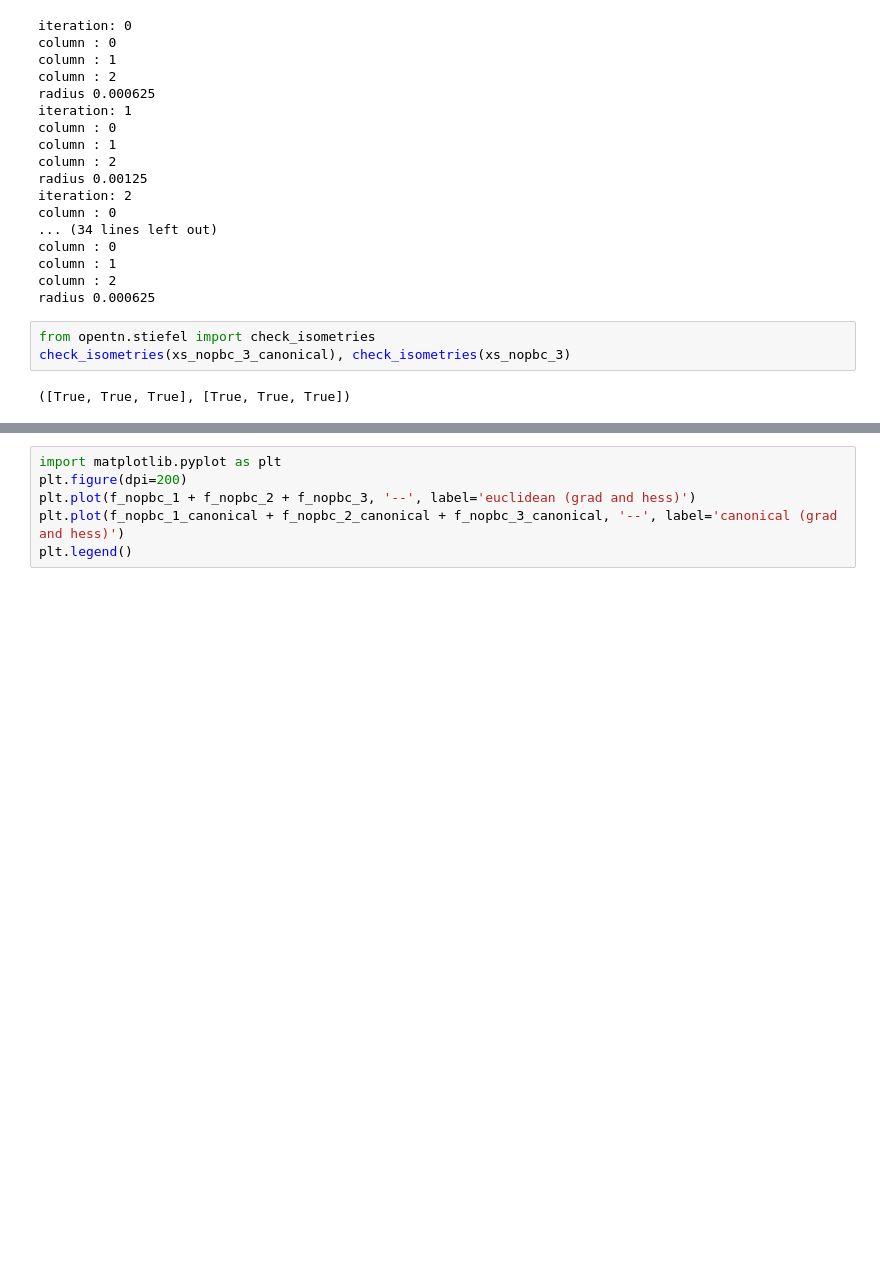
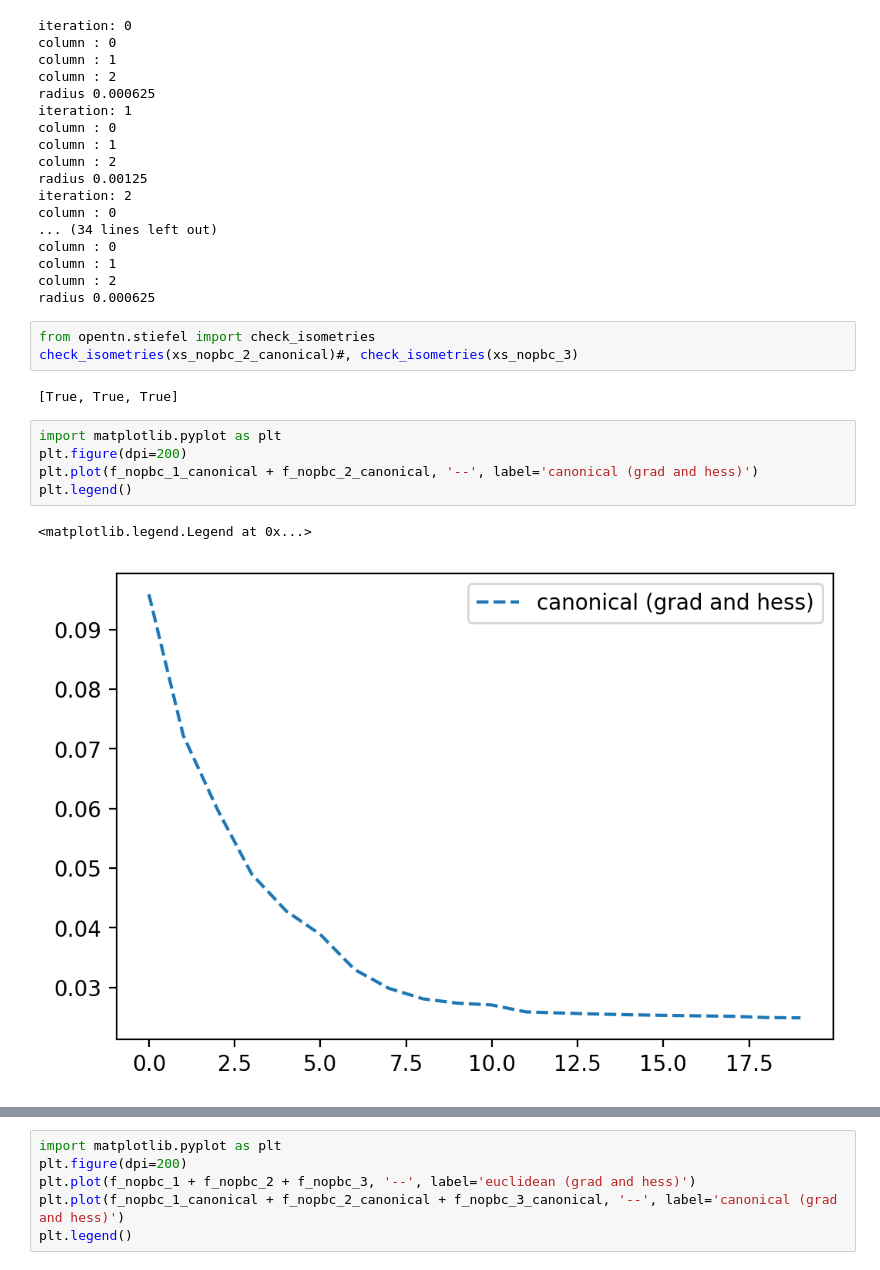
Before and after one commit to EmilianoG-byte/opentn, a Jupyter notebook: experiments/trust_region_fullsites_ansatz.ipynb, the cells around one changed output, grey strips where cells are left out. Drawn from its saved outputs; the diff is of its cells as text; blank space fills up the shorter version.

```diff
--- a/experiments/trust_region_fullsites_ansatz.ipynb
+++ b/experiments/trust_region_fullsites_ansatz.ipynb
@@ -175,6 +175,14 @@ column : 2
 radius 0.000625
 # %%
 from opentn.stiefel import check_isometries
-check_isometries(xs_nopbc_3_canonical), check_isometries(xs_nopbc_3)
+check_isometries(xs_nopbc_2_canonical)#, check_isometries(xs_nopbc_3)
 # %% [output]
-([True, True, True], [True, True, True])
+[True, True, True]
+# %%
+import matplotlib.pyplot as plt
+plt.figure(dpi=200)
+plt.plot(f_nopbc_1_canonical + f_nopbc_2_canonical, '--', label='canonical (grad and hess)')
+plt.legend()
+# %% [output]
+<matplotlib.legend.Legend at 0x...>
+[figure, added]
```
Also changed, not shown: parts of 5 cells of this notebook, 2 other files.
